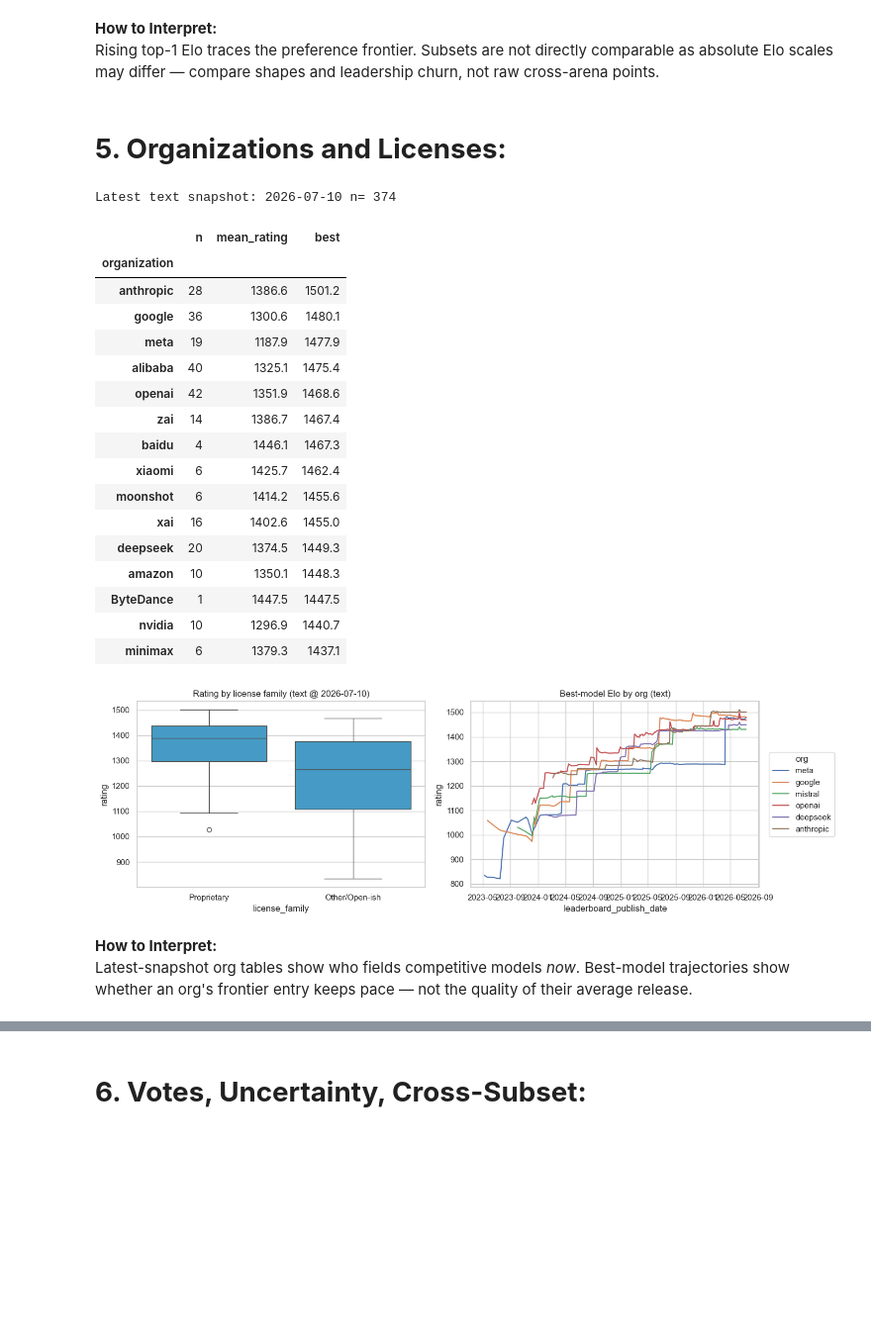
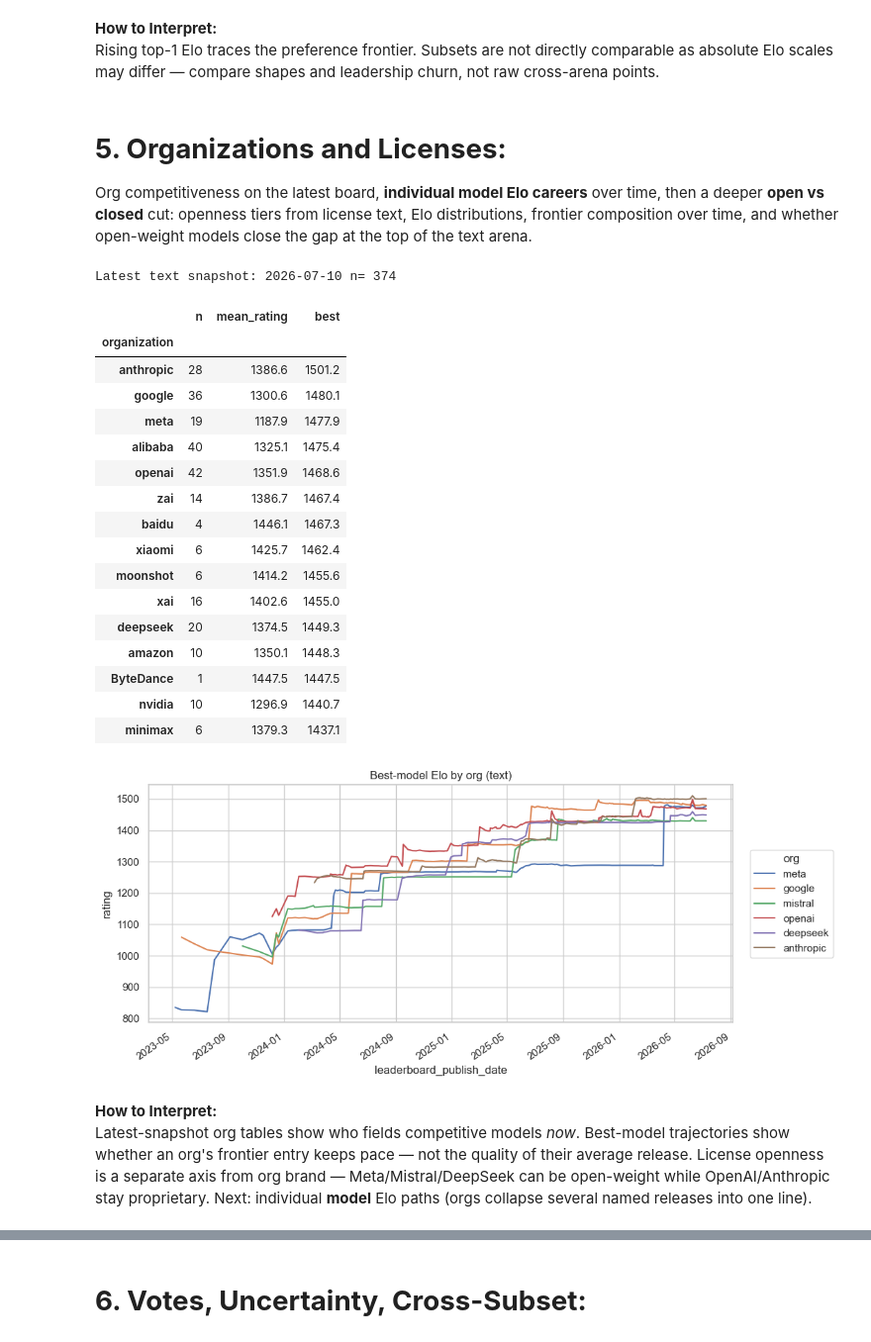
Before and after one commit to nicapotato/KaggleNotebooks, a Jupyter notebook: eda/guided-ai-model-arena-rankings-exploration.ipynb, the cells around one changed output, grey strips where cells are left out. Shown at 99% size. Drawn from its saved outputs; the diff is of its cells as text; code cells hidden in the pictures; blank space fills up the shorter version.

```diff
--- a/eda/guided-ai-model-arena-rankings-exploration.ipynb
+++ b/eda/guided-ai-model-arena-rankings-exploration.ipynb
@@ -229,6 +325,9 @@ for subset, color in zip(
 ax.set_title("Top-1 Elo by arena subset over time")
 ax.set_ylabel("Max rating on snapshot")
 ax.legend(title="subset", bbox_to_anchor=(1.02, 0.5), loc="center left")
+ax.tick_params(axis="x", labelrotation=35)
+for label in ax.get_xticklabels():
+    label.set_horizontalalignment("right")
 plt.tight_layout()
 plt.show()
 
@@ -263,6 +362,8 @@ Top #1 holders: {'claude-opus-4-6-thinking': 40, 'gemini-2.5-pro': 27, 'gpt-4o-2
 Rising top-1 Elo traces the preference frontier. Subsets are not directly comparable as absolute Elo scales may differ — compare shapes and leadership churn, not raw cross-arena points.
 # %% [markdown]
 # **5. Organizations and Licenses:** <a id="Orgs"></a>
+
+Org competitiveness on the latest board, **individual model Elo careers** over time, then a deeper **open vs closed** cut: openness tiers from license text, Elo distributions, frontier composition over time, and whether open-weight models close the gap at the top of the text arena.
 # %%
 # Latest text snapshot org mean rating among ranked models
 latest_date = text["leaderboard_publish_date"].max()
@@ -278,52 +379,47 @@ org_stats = (
 )
 display(org_stats.round(1))
 
-# Proprietary vs open-ish on latest text board
-latest["license_family"] = np.where(
-    latest["license"].astype(str).str.contains("Proprietary", case=False, na=False),
-    "Proprietary",
-    "Other/Open-ish",
-)
-f, ax = plt.subplots(1, 2, figsize=(14, 4.5))
-sns.boxplot(data=latest, x="license_family", y="rating", ax=ax[0], color="#30a2da")
-ax[0].set_title(f"Rating by license family (text @ {latest_date.date()})")
-# Org trajectory: mean rating of org's best model over time (top orgs)
+# Org trajectory: best model Elo over time (top orgs)
 focus_orgs = ["openai", "google", "anthropic", "meta", "mistral", "deepseek"]
 best_by_org = (
     text.dropna(subset=["organization"])
     .assign(organization=lambda d: d["organization"].str.lower())
     .query("organization in @focus_orgs")
     .groupby(["leaderboard_publish_date", "organization"])["rating"]
     .max()
     .reset_index()
 )
+f, ax = plt.subplots(figsize=(11, 4.8))
 sns.lineplot(
-    data=best_by_org, x="leaderboard_publish_date", y="rating", hue="organization", ax=ax[1],
+    data=best_by_org, x="leaderboard_publish_date", y="rating", hue="organization", ax=ax,
 )
-ax[1].set_title("Best-model Elo by org (text)")
-ax[1].legend(title="org", bbox_to_anchor=(1.02, 0.5), loc="center left")
+ax.set_title("Best-model Elo by org (text)")
+ax.legend(title="org", bbox_to_anchor=(1.02, 0.5), loc="center left")
+ax.tick_params(axis="x", labelrotation=35)
+for label in ax.get_xticklabels():
+    label.set_horizontalalignment("right")
 plt.tight_layout()
 plt.show()
 # %% [output]
 Latest text snapshot: 2026-07-10 n= 374
 |  | n | mean_rating | best |
 | organization |  |  |  |
 | anthropic | 28 | 1386.6 | 1501.2 |
 | google | 36 | 1300.6 | 1480.1 |
 | meta | 19 | 1187.9 | 1477.9 |
 | alibaba | 40 | 1325.1 | 1475.4 |
 | openai | 42 | 1351.9 | 1468.6 |
 | zai | 14 | 1386.7 | 1467.4 |
 | baidu | 4 | 1446.1 | 1467.3 |
 | xiaomi | 6 | 1425.7 | 1462.4 |
 | moonshot | 6 | 1414.2 | 1455.6 |
 | xai | 16 | 1402.6 | 1455.0 |
 | deepseek | 20 | 1374.5 | 1449.3 |
 | amazon | 10 | 1350.1 | 1448.3 |
 | ByteDance | 1 | 1447.5 | 1447.5 |
 | nvidia | 10 | 1296.9 | 1440.7 |
 | minimax | 6 | 1379.3 | 1437.1 |
-[figure, old version]
+[figure, new version]
 # %% [markdown]
 **How to Interpret:** <br>
-Latest-snapshot org tables show who fields competitive models *now*. Best-model trajectories show whether an org's frontier entry keeps pace — not the quality of their average release.
+Latest-snapshot org tables show who fields competitive models *now*. Best-model trajectories show whether an org's frontier entry keeps pace — not the quality of their average release. License openness is a separate axis from org brand — Meta/Mistral/DeepSeek can be open-weight while OpenAI/Anthropic stay proprietary. Next: individual **model** Elo paths (orgs collapse several named releases into one line).
```
Also changed, not shown: parts of 16 cells of this notebook, 10 other files.
